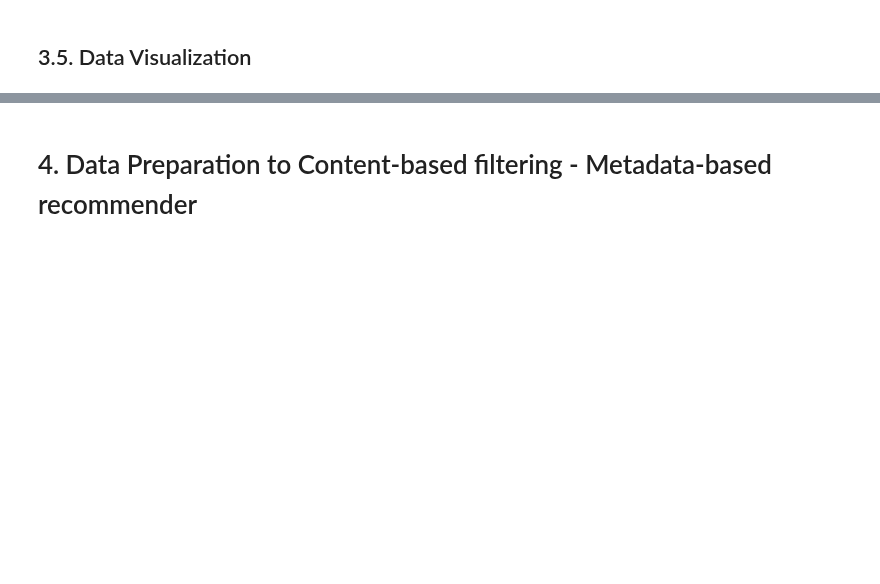
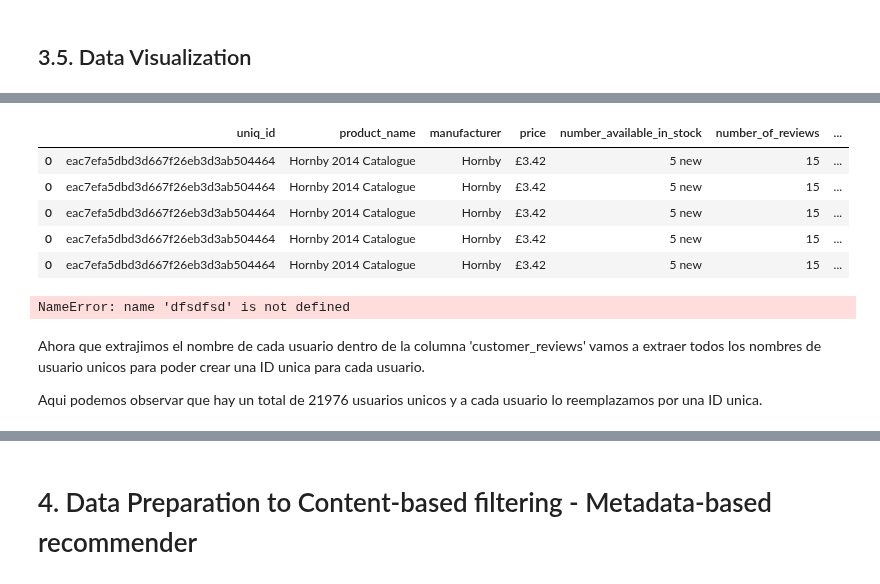
Before and after one commit to FJGM2023015/Recommendation-System-Market-Basket-Analysis-, a Jupyter notebook: recomm_system_market_basket_analysis.ipynb, the cells around one changed output, grey strips where cells are left out. Saved outputs shown, nothing was run; the diff lists cells and outputs as text; code cells hidden in the pictures; blank space fills up the shorter version.

```diff
--- a/recomm_system_market_basket_analysis.ipynb
+++ b/recomm_system_market_basket_analysis.ipynb
@@ -177,0 +182,18 @@ Index(['uniq_id', 'product_name', 'manufacturer', 'price',
+# %%
+import re
+
+def clean_text(text):
+    if not isinstance(text, str):
+        return text
+    # Eliminar saltos de línea
+    text = text.replace('\n', ' ')
+    # Reemplazar '_' y '__' con espacios
+    text = text.replace('_', ' ')
+    # Convertir dos o más espacios en uno
+    text = re.sub(r'\s{2,}', ' ', text)
+    return text
+
+# Aplicando la función a todas las columnas de texto del DataFrame
+df_amazon = df_amazon.applymap(clean_text)
+
+df_amazon.head()
@@ -177,0 +211,39 @@ Index(['uniq_id', 'product_name', 'manufacturer', 'price',
+# %%
+import pandas as pd
+import re
+
+# Paso 2: Definir el Patrón de Expresión Regular
+# El patrón ajustado para capturar todas las variaciones de fechas y nombres en las reseñas
+pattern = r"// (\d+\.\d+) // (\d{1,2} [A-Za-z]+\.? \d{4}) // By (.*?) on \2 //"
+
+# Paso 3: Extraer Reseñas Usando el Patrón
+def extract_reviews(row):
+    if pd.isna(row['customer_reviews']):
+        return []
+    return re.findall(pattern, row['customer_reviews'])
+
+df_amazon['extracted_reviews'] = df_amazon.apply(extract_reviews, axis=1)
+
+# Paso 4: Expandir el DataFrame
+# Creando un nuevo DataFrame a partir de las reseñas extraídas
+reviews_df = df_amazon['extracted_reviews'].apply(pd.Series).stack().reset_index(level=1, drop=True)
+reviews_df = reviews_df.apply(pd.Series)
+reviews_df.columns = ['review_rating', 'review_date', 'review_author']
+
+# Uniendo el nuevo DataFrame de reseñas con el DataFrame original
+# Manteniendo la columna 'customer_reviews'
+df_amazon_expanded = df_amazon.drop(columns=['extracted_reviews']).join(reviews_df)
+
+# Mostrando las primeras filas del DataFrame expandido
+df_amazon_expanded.head()
+# %% [output]
+|  | uniq_id | product_name | manufacturer | price | number_available_in_stock | number_of_reviews | ... |
+| 0 | eac7efa5dbd3d667f26eb3d3ab504464 | Hornby 2014 Catalogue | Hornby | £3.42 | 5 new | 15 | ... |
+| 0 | eac7efa5dbd3d667f26eb3d3ab504464 | Hornby 2014 Catalogue | Hornby | £3.42 | 5 new | 15 | ... |
+| 0 | eac7efa5dbd3d667f26eb3d3ab504464 | Hornby 2014 Catalogue | Hornby | £3.42 | 5 new | 15 | ... |
+| 0 | eac7efa5dbd3d667f26eb3d3ab504464 | Hornby 2014 Catalogue | Hornby | £3.42 | 5 new | 15 | ... |
+| 0 | eac7efa5dbd3d667f26eb3d3ab504464 | Hornby 2014 Catalogue | Hornby | £3.42 | 5 new | 15 | ... |
+# %%
+dfsdfsd
+# %% [output]
+NameError: name 'dfsdfsd' is not defined
@@ -177,0 +262,4 @@ Index(['uniq_id', 'product_name', 'manufacturer', 'price',
+# %% [markdown]
+Ahora que extrajimos el nombre de cada usuario dentro de la columna 'customer_reviews' vamos a extraer todos los nombres de usuario unicos para poder crear una ID unica para cada usuario.
+
+Aqui podemos observar que hay un total de 21976 usuarios unicos y a cada usuario lo reemplazamos por una ID unica.
```
Also changed, not shown: parts of 51 cells of this notebook.
